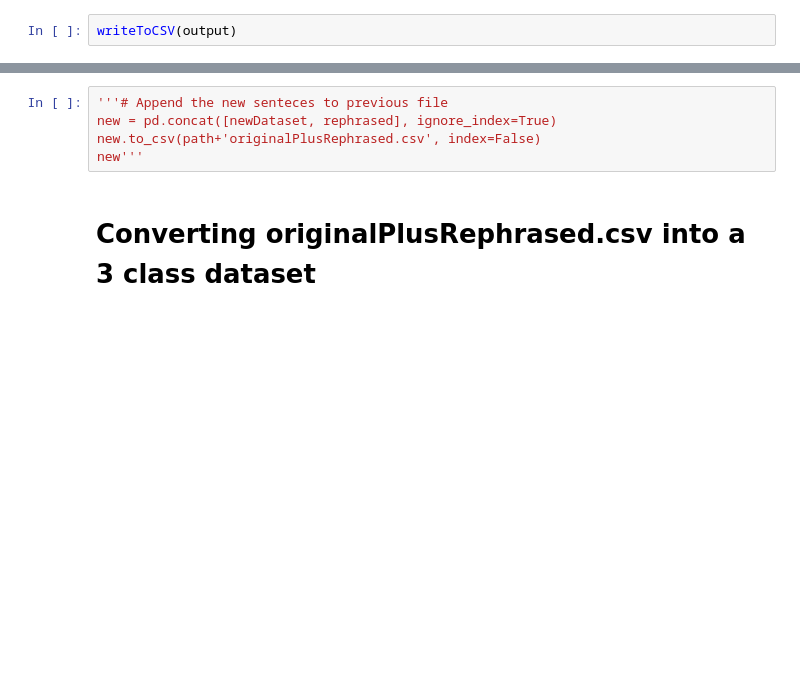
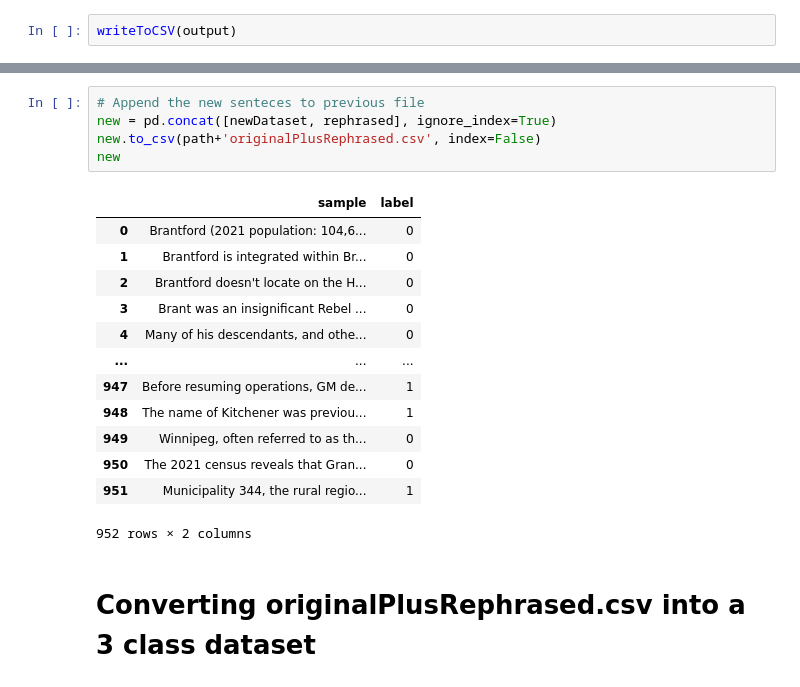
Before and after one commit to ece1786-2023/HonestEye, a Jupyter notebook: ECE1786_HonestEye.ipynb, the cells around one changed output, grey strips where cells are left out. Drawn from its saved outputs; the diff is of its cells as text; blank space fills up the shorter version.

```diff
--- a/ECE1786_HonestEye.ipynb
+++ b/ECE1786_HonestEye.ipynb
@@ -369,8 +452,22 @@ rephrased''' # Used to create more data
 # %%
-'''# Append the new senteces to previous file
+# Append the new senteces to previous file
 new = pd.concat([newDataset, rephrased], ignore_index=True)
 new.to_csv(path+'originalPlusRephrased.csv', index=False)
-new'''
+new
+# %% [output]
+|  | sample | label |
+| 0 | Brantford (2021 population: 104,6... | 0 |
+| 1 | Brantford is integrated within Br... | 0 |
+| 2 | Brantford doesn't locate on the H... | 0 |
+| 3 | Brant was an insignificant Rebel ... | 0 |
+| 4 | Many of his descendants, and othe... | 0 |
+| ... | ... | ... |
+| 947 | Before resuming operations, GM de... | 1 |
+| 948 | The name of Kitchener was previou... | 1 |
+| 949 | Winnipeg, often referred to as th... | 0 |
+| 950 | The 2021 census reveals that Gran... | 0 |
+| 951 | Municipality 344, the rural regio... | 1 |
+952 rows × 2 columns
 # %% [markdown]
 # Converting originalPlusRephrased.csv into a 3 class dataset
 # %%
```
Also changed, not shown: parts of 68 cells of this notebook, 2 other files.
